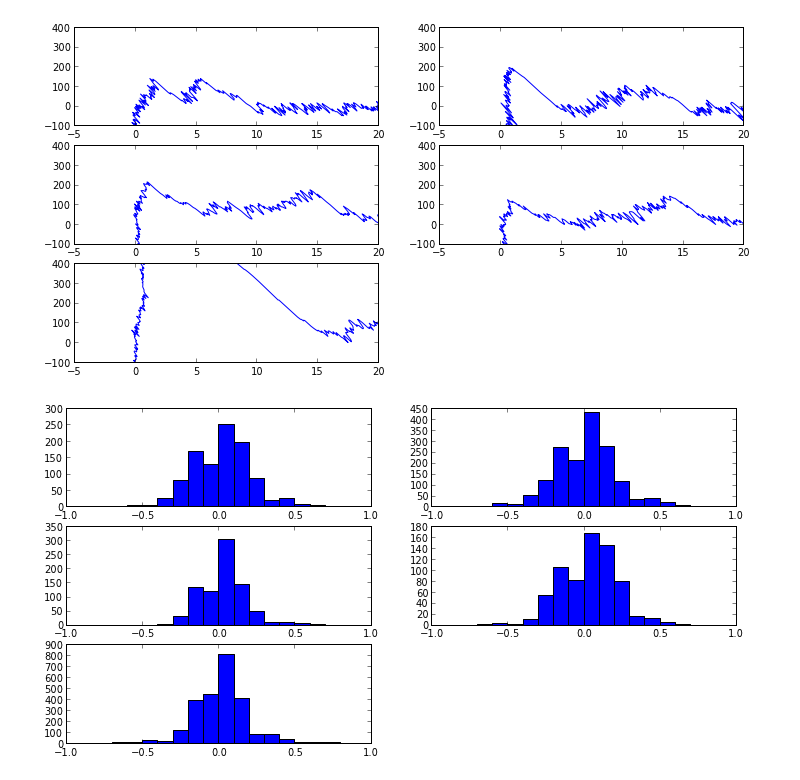
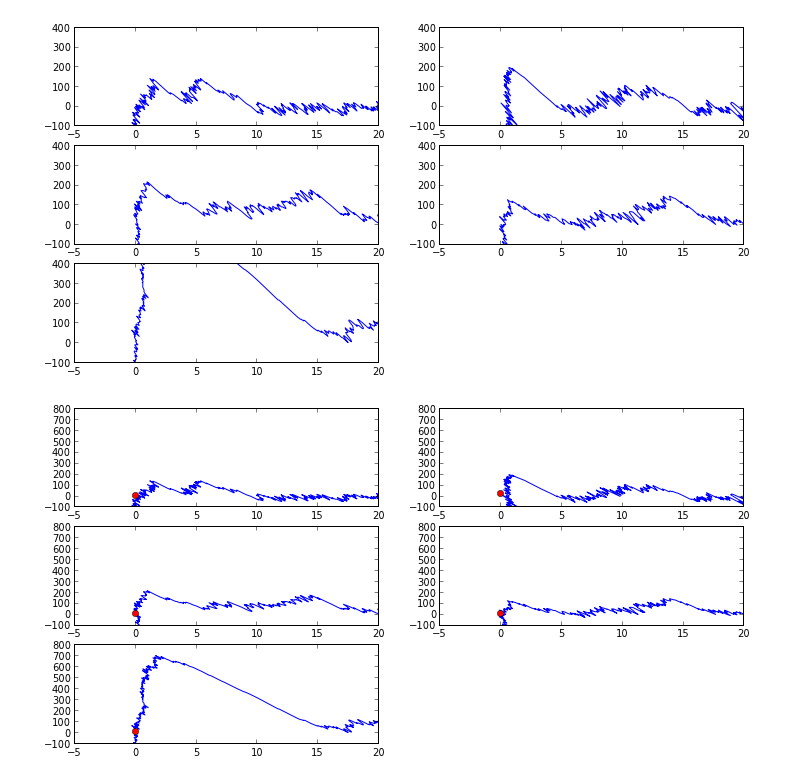
Before and after one commit to hilaryjoyce/smfs-data-analysis, a Jupyter notebook: Adhesion peak.ipynb, the cells around one changed output. Saved outputs shown, nothing was run; the diff lists cells and outputs as text; code cells hidden in the pictures.

```diff
--- a/Adhesion peak.ipynb
+++ b/Adhesion peak.ipynb
@@ -19,24 +19,23 @@ for a in arange(0,5):
 # %% [output]
 [figure]
 # %%
-dforce_list = []
-dtss_list = []
+zero_list = []
 for a in arange(0,5):
     i = 0
     tss = tf_list[a][0]
     force = tf_list[a][1]
-    dforce = []
-    dtss = []
-    while tss[i] < 20:
-        dforce.append(force[i+1]-force[i])
-        dtss.append(tss[i+1] - tss[i])
+    while force[i] < 0:
         i = i+1
-    dforce_list.append(dforce)
-    dtss_list.append(dtss)
+    zero_list.append(i)
 # %%
 figsize(12,6)
 for a in arange(0,5):
     subplot(3,2,a+1)
-    hist(dtss_list[a], bins = arange(-1,1,0.1µdµd))
+    tss = tf_list[a][0]
+    force = tf_list[a][1]
+    plot(tss, force)
+    plot(tss[zero_list[a]], force[zero_list[a]], 'ro')
+    ylim(-100,800)
+    xlim(-5,20)
 # %% [output]
-[figure, old version]
+[figure, new version]
```
Also changed, not shown: parts of 1 cell of this notebook, 2 other files.
